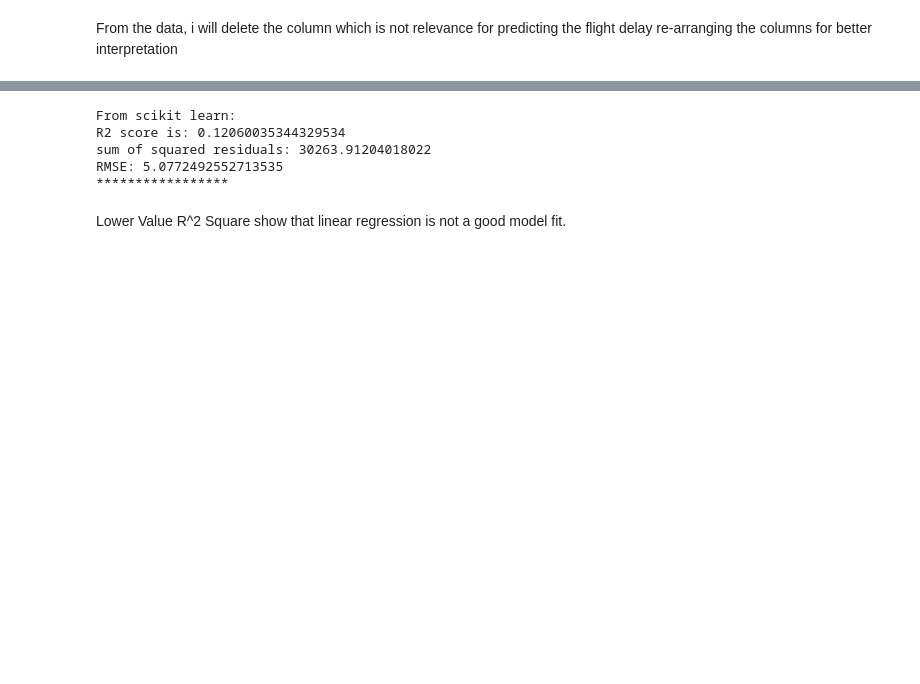
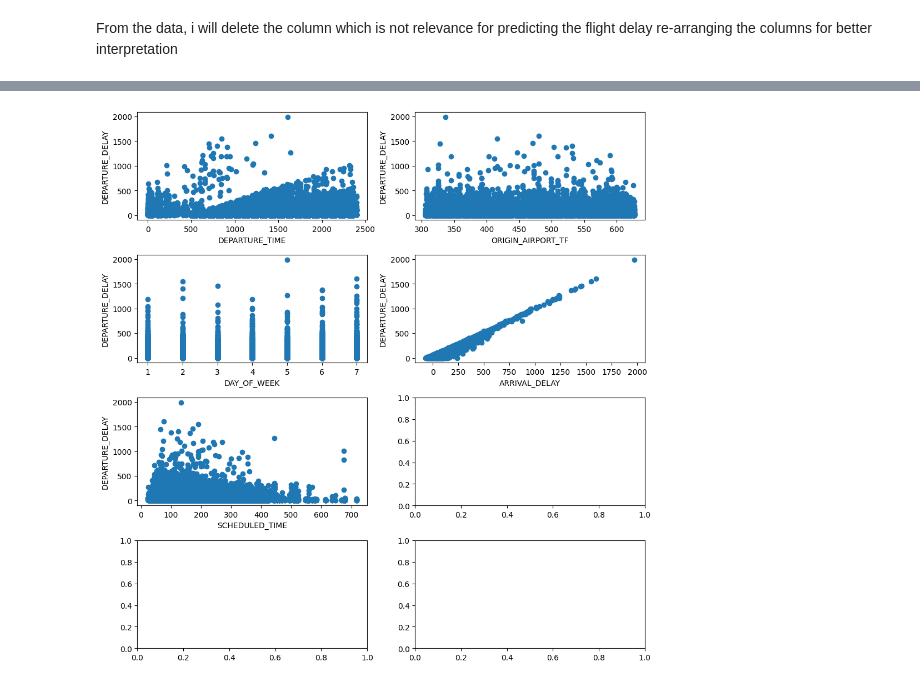
Before and after one commit to arvind-maurya/IIML_Group_Project, a Jupyter notebook: Predicting_Flight_Delay_Trial.ipynb, the cells around one changed output, grey strips where cells are left out. Cells and saved outputs as stored; diff of their text form; code cells hidden in the pictures; blank space fills up the shorter version.

```diff
--- a/Predicting_Flight_Delay_Trial.ipynb
+++ b/Predicting_Flight_Delay_Trial.ipynb
@@ -902,13 +208,0 @@ The previsous sections dealt with an exploration of the dataset. Here, I start w
-# %%
-df_train = flights_df[flights_df['SCHEDULED_DEPARTURE'].apply(lambda x:x.date()) < datetime.date(2015, 1, 23)]
-df_test  = flights_df[flights_df['SCHEDULED_DEPARTURE'].apply(lambda x:x.date()) > datetime.date(2015, 1, 23)]
-flights_df = df_train
-# %%
-#Mark the extreme delay as NAN
-flights_df['DEPARTURE_DELAY'] = flights_df['DEPARTURE_DELAY'].apply(lambda x:x if x < 60 else np.nan)
-# %%
-#Drop the extreme delay column
-flights_df = flights_df.dropna(how = 'any')
-# %%
-#Create a new column called hour_Depart for storing the time portion from schedule_depature
-flights_df['hour_depart'] =  flights_df['SCHEDULED_DEPARTURE'].apply(lambda x:x.time())
@@ -1025,20 +209,47 @@ array([[ 2.9914978 ],
-# %%
-# importing R2_score module
-from sklearn.metrics import r2_score
-from sklearn.metrics import mean_squared_error
-# computing R2 score and sum of square residuals
-score=r2_score(y_test,y_predict)
-print('From scikit learn:')
-print('R2 score is:',score)
-mse=mean_squared_error(y_test,y_predict)
-print('sum of squared residuals:',1174*mse)
-print('RMSE:',np.sqrt(mse))
-print('*****************')
-# %% [output]
-From scikit learn:
-R2 score is: 0.12060035344329534
-sum of squared residuals: 30263.91204018022
-RMSE: 5.0772492552713535
-*****************
-# %% [markdown]
-Lower Value R^2 Square show that linear regression is not a good model fit.
+# %%
+import matplotlib.pyplot as plt #the matplotlib library is useful for plotting purposes
+
+# The following python directive helps to plot the graph in the notebook directly
+%matplotlib inline
+#We will plot multiple scatter plots of TOC vs other attributes
+fig = plt.figure(figsize=(10, 10))
+
+fig.constrained_layout=True
+
+ax11 = fig.add_subplot(421)
+ax12 = fig.add_subplot(422)
+ax21 = fig.add_subplot(423)
+ax22 = fig.add_subplot(424)
+
+ax31 = fig.add_subplot(425)
+ax32 = fig.add_subplot(426)
+ax41 = fig.add_subplot(427)
+ax42 = fig.add_subplot(428)
+
+# scatter_plot(ax11,'YEAR')
+
+ax11.scatter(flights_df['DEPARTURE_TIME'],flights_df['DEPARTURE_DELAY'])
+#ax11.set_title('TOC vs Flight Length')
+ax11.set_xlabel('DEPARTURE_TIME')
+ax11.set_ylabel('DEPARTURE_DELAY')
+
+ax12.scatter(flights_df['ORIGIN_AIRPORT_TF'],flights_df['DEPARTURE_DELAY'])
+ax12.set_xlabel('ORIGIN_AIRPORT_TF')
+ax12.set_ylabel('DEPARTURE_DELAY')
+
+ax21.scatter(flights_df['DAY_OF_WEEK'],flights_df['DEPARTURE_DELAY'])
+ax21.set_xlabel('DAY_OF_WEEK')
+ax21.set_ylabel('DEPARTURE_DELAY')
+
+ax22.scatter(flights_df['ARRIVAL_DELAY'],flights_df['DEPARTURE_DELAY'])
+ax22.set_xlabel('ARRIVAL_DELAY')
+ax22.set_ylabel('DEPARTURE_DELAY')
+
+ax31.scatter(flights_df['SCHEDULED_TIME'],flights_df['DEPARTURE_DELAY'])
+ax31.set_xlabel('SCHEDULED_TIME')
+ax31.set_ylabel('DEPARTURE_DELAY')
+
+plt.tight_layout(pad=0.4, w_pad=0.5, h_pad=1.0)
+plt.show()
+# %% [output]
+[figure, added]
```
Also changed, not shown: parts of 79 cells of this notebook.
